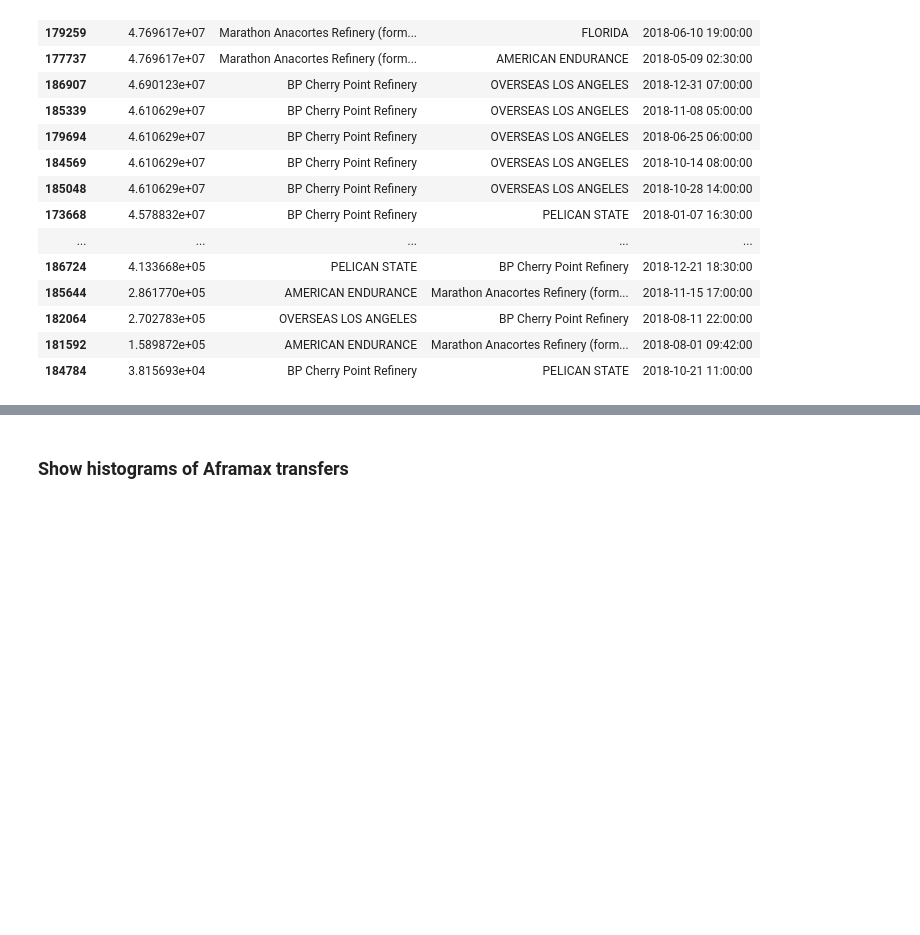
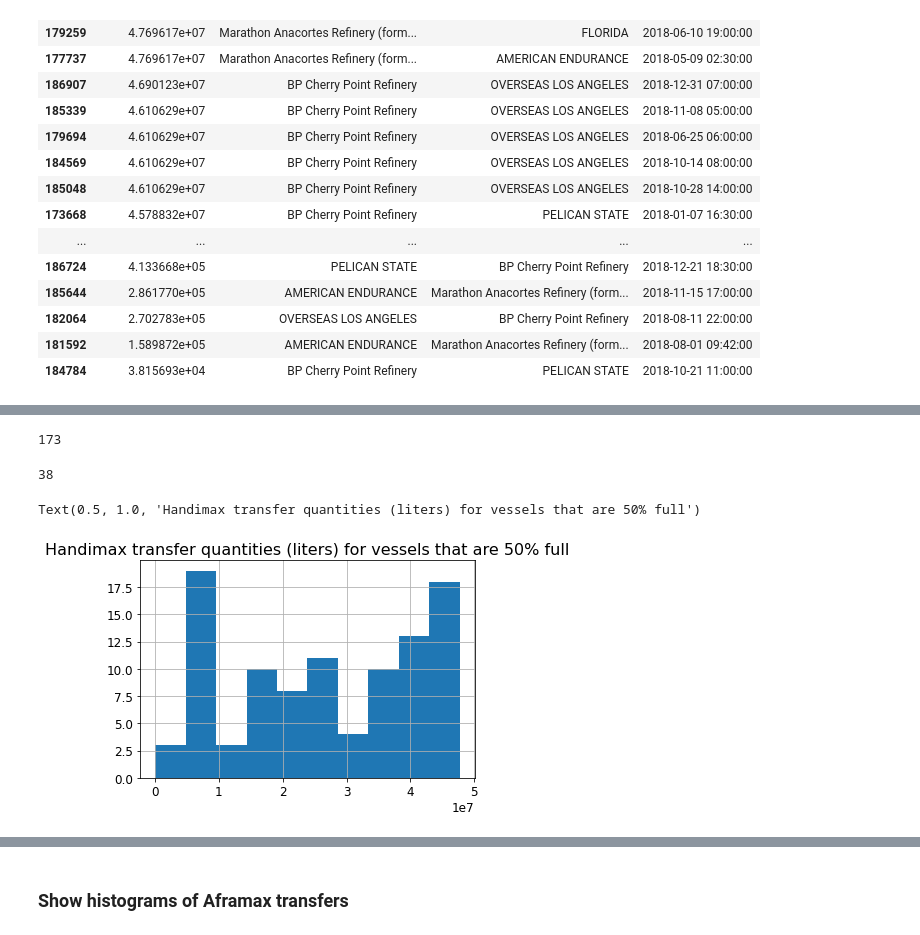
Before and after one commit to MIDOSS/analysis-rachael, a Jupyter notebook: notebooks/monte_carlo/QAQC_Tanker_AISlengths_DOEcapacities.ipynb, the cells around one changed output, grey strips where cells are left out. Drawn from its saved outputs; the diff is of its cells as text; code cells hidden in the pictures; blank space fills up the shorter version.

```diff
--- a/notebooks/monte_carlo/QAQC_Tanker_AISlengths_DOEcapacities.ipynb
+++ b/notebooks/monte_carlo/QAQC_Tanker_AISlengths_DOEcapacities.ipynb
@@ -689,0 +689,21 @@ volume[vessel_type].sort_values(by='StartDateTime')
+# %%
+#volume[vessel_type]=volume[vessel_type].sort_values(by='StartDateTime').reset_index()
+handimax_both=pandas.DataFrame({})
+handimax_single=pandas.DataFrame({})
+count = 0
+idx_taken = 0
+for idx,deliverer in enumerate(volume[vessel_type]['Deliverer']):
+    if idx != volume[vessel_type]['Deliverer'].shape[0]-1:
+        if ((volume[vessel_type]['Deliverer'][idx] == volume[vessel_type]['Receiver'][idx+1]) &
+            (volume[vessel_type]['Deliverer'][idx+1] == volume[vessel_type]['Receiver'][idx])):
+            # count number of cases where there is a delivery both ways
+            count += 1
+            handimax_both = handimax_both.append(volume[vessel_type].iloc[[idx]])
+            idx_taken = 1
+        else:
+            if idx_taken:
+                handimax_both = handimax_both.append(volume[vessel_type].iloc[[idx]])
+                idx_taken = 0
+            else:
+                handimax_single = handimax_single.append(volume[vessel_type].iloc[[idx]])
+                idx_taken = 0
@@ -689,0 +752,14 @@ volume[vessel_type].sort_values(by='StartDateTime')
+# %%
+volume[vessel_type]['Deliverer'].shape[0]
+# %% [output]
+173
+# %%
+count
+# %% [output]
+38
+# %%
+ax = handimax_single['TransferQtyInLiters'].hist()
+ax.set_title('Handimax transfer quantities (liters) for vessels that are 50% full')
+# %% [output]
+Text(0.5, 1.0, 'Handimax transfer quantities (liters) for vessels that are 50% full')
+[figure, added]
```
Also changed, not shown: parts of 6 cells of this notebook.
